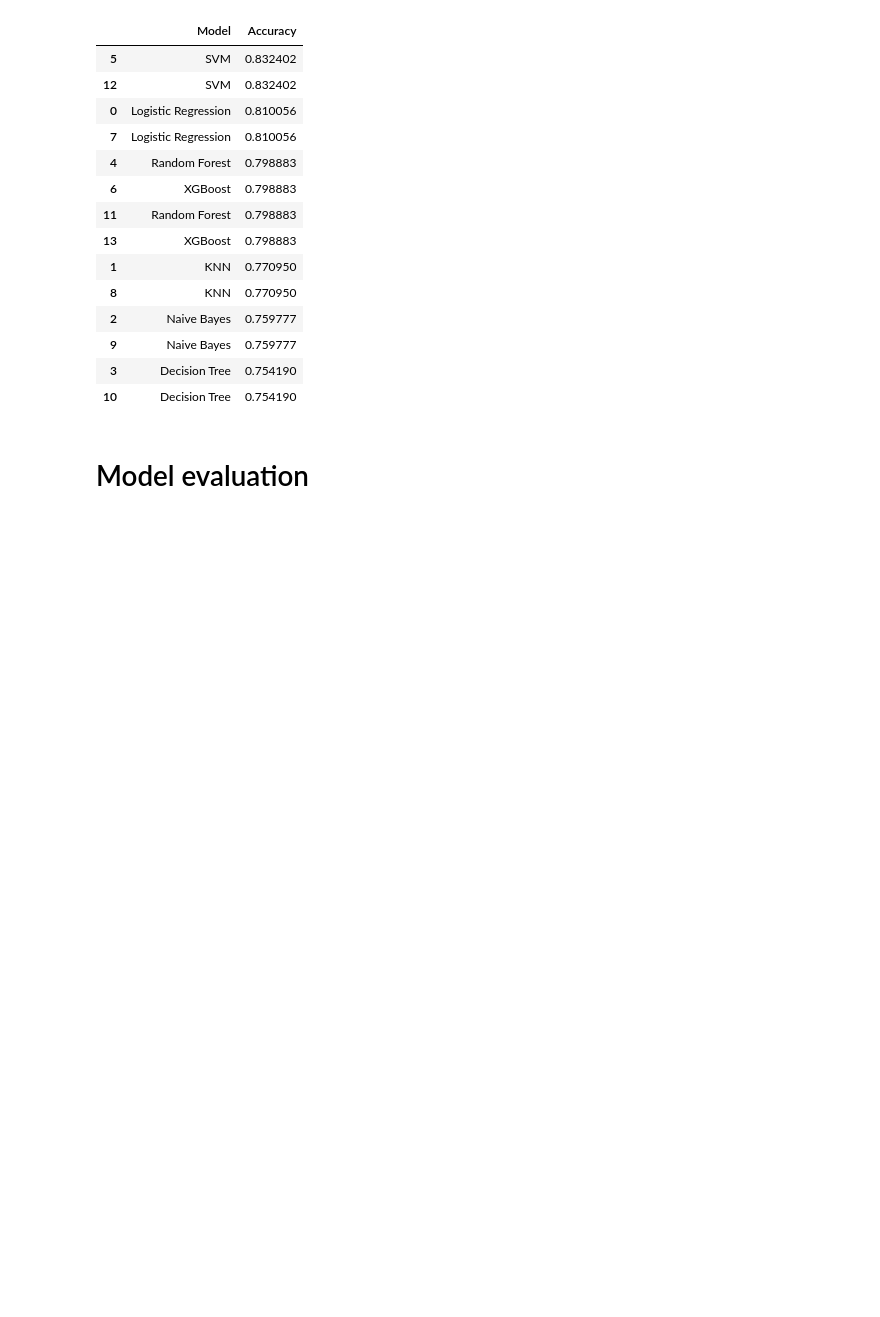
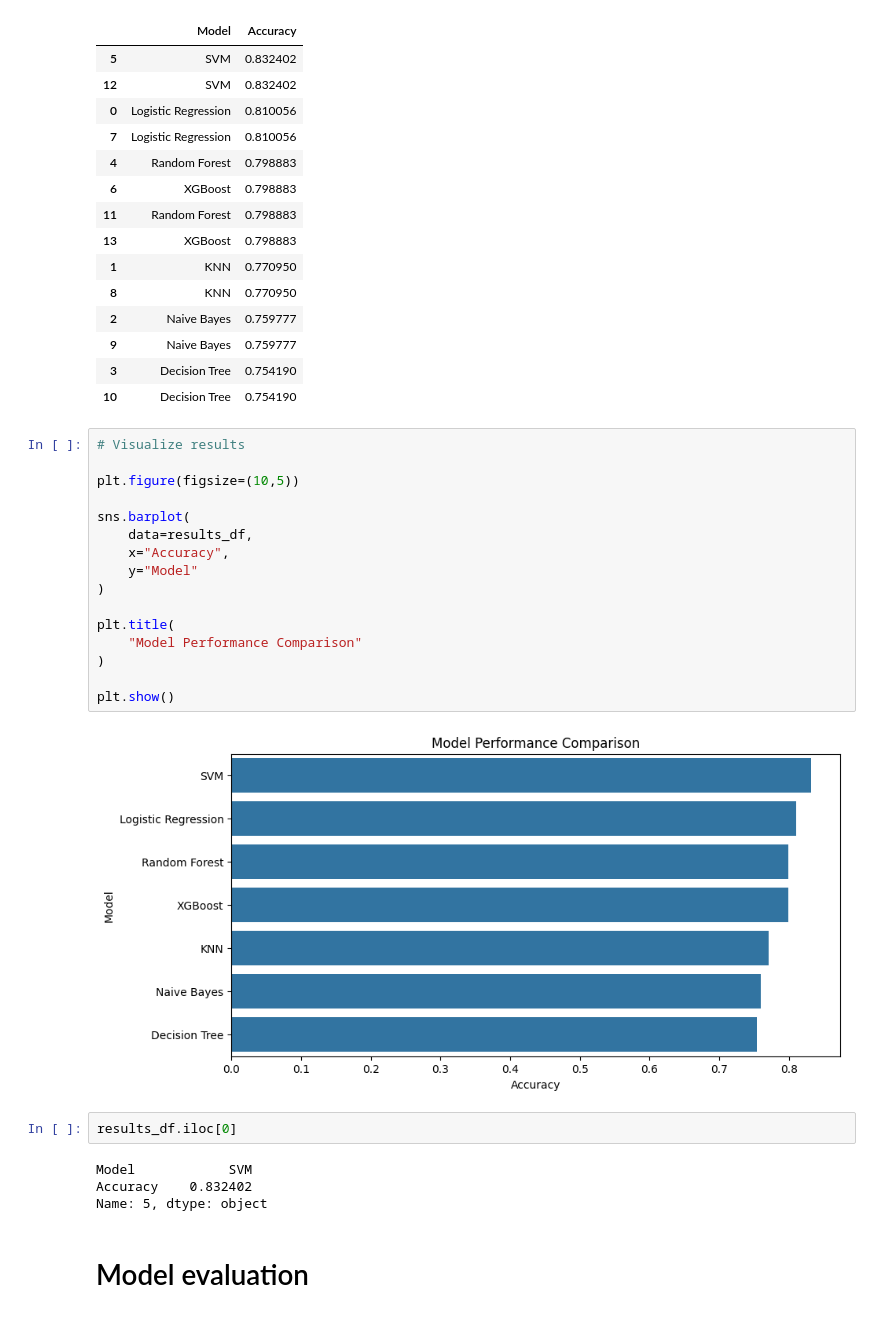
Before and after one commit to shubhamsinha21/Titanic-Survival-Prediction-System, a Jupyter notebook: titanic_survival_prediction.ipynb, the cells around one changed output. Drawn from its saved outputs; the diff is of its cells as text; blank space fills up the shorter version.

Commit message:
visualized the model performance comparison

```diff
--- a/titanic_survival_prediction.ipynb
+++ b/titanic_survival_prediction.ipynb
@@ -826,6 +826,30 @@ results_df
 | 9 | Naive Bayes | 0.759777 |
 | 3 | Decision Tree | 0.754190 |
 | 10 | Decision Tree | 0.754190 |
+# %%
+# Visualize results
+
+plt.figure(figsize=(10,5))
+
+sns.barplot(
+    data=results_df,
+    x="Accuracy",
+    y="Model"
+)
+
+plt.title(
+    "Model Performance Comparison"
+)
+
+plt.show()
+# %% [output]
+[figure, added]
+# %%
+results_df.iloc[0]
+# %% [output]
+Model            SVM
+Accuracy    0.832402
+Name: 5, dtype: object
 # %% [markdown]
 # Model evaluation
 # %% [markdown]
```
